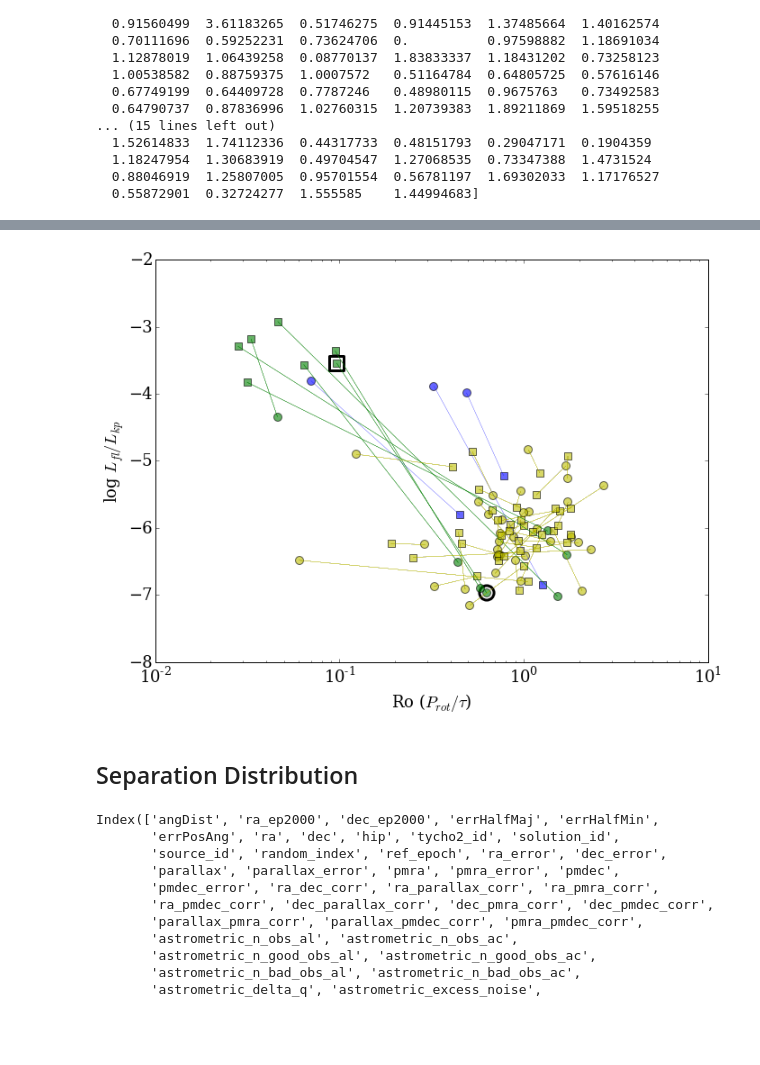
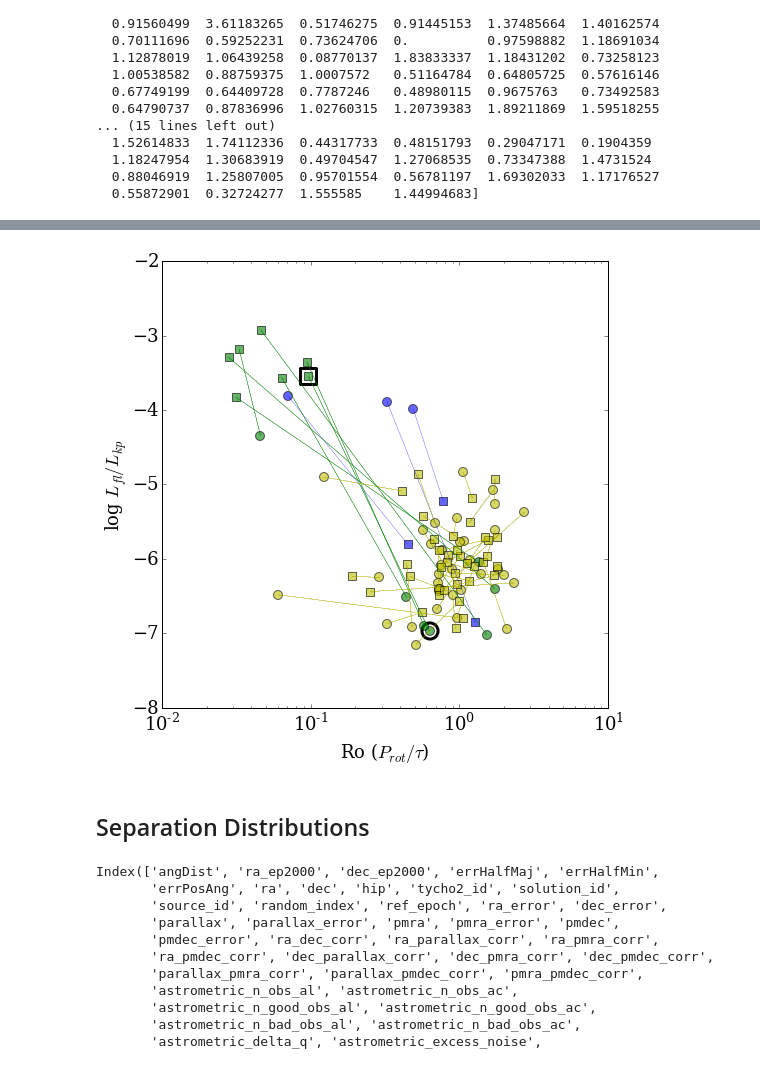
Before and after one commit to RileyWClarke/WideBinaryProject, a Jupyter notebook: WideBinaryProject.v3.ipynb, the cells around one changed output, grey strips where cells are left out. Cells and saved outputs as stored; diff of their text form; code cells hidden in the pictures; blank space fills up the shorter version.

```diff
--- a/WideBinaryProject.v3.ipynb
+++ b/WideBinaryProject.v3.ipynb
@@ -17,7 +17,7 @@ matplotlib.rcParams.update({'font.family':'serif'})
 # %%
 Kep_ID, sep, gkclr, prot = np.loadtxt ('Janes2017_data.txt', usecols=(1,6,9,10), unpack=True)
 # %%
-row, Lfl_Lbol, giclr, kicnum, mass, tau = np.genfromtxt('kic_lflare_mass.csv', usecols = (0,1,8,9,10,11), delimiter = ',', unpack = True, skip_header=True)
+row, Lfl_Lbol, jim_dist, giclr, kicnum, mass, tau = np.genfromtxt('kic_lflare_mass_dist.csv', usecols = (0,1,8,9,10,11,12), delimiter = ',', unpack = True, skip_header=True)
 
 w=np.where((Lfl_Lbol < 1e-15))
 Lfl_Lbol[w]=1e-15
@@ -411,16 +413,3 @@ print(Lfl_Lbol[146653])
 print(np.where((prot[a][Good_either] <= 0)))
 # %% [output]
 (array([34]),)
-# %%
-fig = plt.figure(figsize=(11,8))#connect these by lines
-
-plt.scatter(prot[a][Good_either],np.log10(Lfl_Lbol[m][a][Good_either]),alpha = 0.6,s=80,c='r')
-plt.scatter(prot[b][Good_either],np.log10(Lfl_Lbol[m][b][Good_either]),alpha = 0.6,s=80,c='b')
-
-for j in range (len(Good_either[0])):
-    plt.plot([prot[a][Good_either],prot[b][Good_either]],[np.log10(Lfl_Lbol[m][a][Good_either]),np.log10(Lfl_Lbol[m][b][Good_either])],'k',lw=0.2,alpha=0.1)
-
-
-plt.ylabel(r'log $L_{fl}/L_{kp}$')
-plt.xlabel(r'Rotation Period (Days)')
-plt.xscale('log')
@@ -506,38 +476,38 @@ plt.savefig('ABrot.png',dpi=500)
 # %%
-fig = plt.figure(figsize=(11,8))#connect these by lines
+fig = plt.figure(figsize=(8,8))#connect these by lines
 
-for j in range (len(gbox_a[0])):
-    plt.plot([rosby[a][Good_either][gbox_a],rosby[b][Good_either][gbox_a]],
-             [np.log10(Lfl_Lbol[m][a][Good_either][gbox_a]),np.log10(Lfl_Lbol[m][b][Good_either][gbox_a])],'b',lw=0.2,alpha=0.5)
+for j in range (len(bbox[0])):
+    plt.plot([rosby[a][Good_either][bbox],rosby[b][Good_either][bbox]],
+             [np.log10(Lfl_Lbol[m][a][Good_either][bbox]),np.log10(Lfl_Lbol[m][b][Good_either][bbox])],'b',lw=0.2,alpha=0.5)
 
-for j in range (len(gbox_b[0])):
-    plt.plot([rosby[a][Good_either][gbox_b],rosby[b][Good_either][gbox_b]],
-             [np.log10(Lfl_Lbol[m][a][Good_either][gbox_b]),np.log10(Lfl_Lbol[m][b][Good_either][gbox_b])],'g',lw=0.2,alpha=0.5)
+for j in range (len(gbox[0])):
+    plt.plot([rosby[a][Good_either][gbox],rosby[b][Good_either][gbox]],
+             [np.log10(Lfl_Lbol[m][a][Good_either][gbox]),np.log10(Lfl_Lbol[m][b][Good_either][gbox])],'g',lw=0.2,alpha=0.5)
 
 for j in range (len(ybox[0])):
     plt.plot([rosby[a][Good_either][ybox],rosby[b][Good_either][ybox]],
              [np.log10(Lfl_Lbol[m][a][Good_either][ybox]),np.log10(Lfl_Lbol[m][b][Good_either][ybox])],'y',lw=0.2,alpha=0.1)
 
-plt.scatter(rosby[a][Good_either][gbox_b][0],np.log10(Lfl_Lbol[m][a][Good_either][gbox_b][0]),s=260,c='white', linewidth=3)
-plt.scatter(rosby[b][Good_either][gbox_b][0],np.log10(Lfl_Lbol[m][b][Good_either][gbox_b][0]),s=260,c='white', marker = 's', linewidth=3)
+plt.scatter(rosby[a][Good_either][gbox][0],np.log10(Lfl_Lbol[m][a][Good_either][gbox][0]),s=260,c='white', linewidth=3)
+plt.scatter(rosby[b][Good_either][gbox][0],np.log10(Lfl_Lbol[m][b][Good_either][gbox][0]),s=260,c='white', marker = 's', linewidth=3)
 
-plt.scatter(rosby[a][Good_either][gbox_a],np.log10(Lfl_Lbol[m][a][Good_either][gbox_a]),alpha = 0.6,s=80,c='b')
-plt.scatter(rosby[a][Good_either][gbox_b],np.log10(Lfl_Lbol[m][a][Good_either][gbox_b]),alpha = 0.6,s=80,c='g')
+plt.scatter(rosby[a][Good_either][bbox],np.log10(Lfl_Lbol[m][a][Good_either][bbox]),alpha = 0.6,s=80,c='b')
+plt.scatter(rosby[a][Good_either][gbox],np.log10(Lfl_Lbol[m][a][Good_either][gbox]),alpha = 0.6,s=80,c='g')
 plt.scatter(rosby[a][Good_either][ybox],np.log10(Lfl_Lbol[m][a][Good_either][ybox]),alpha = 0.6,s=80,c='y')
-plt.scatter(rosby[b][Good_either][gbox_a],np.log10(Lfl_Lbol[m][b][Good_either][gbox_a]),alpha = 0.6,s=80,c='b',marker='s')
-plt.scatter(rosby[b][Good_either][gbox_b],np.log10(Lfl_Lbol[m][b][Good_either][gbox_b]),alpha = 0.6,s=80,c='g',marker='s')
+plt.scatter(rosby[b][Good_either][bbox],np.log10(Lfl_Lbol[m][b][Good_either][bbox]),alpha = 0.6,s=80,c='b',marker='s')
+plt.scatter(rosby[b][Good_either][gbox],np.log10(Lfl_Lbol[m][b][Good_either][gbox]),alpha = 0.6,s=80,c='g',marker='s')
 plt.scatter(rosby[b][Good_either][ybox],np.log10(Lfl_Lbol[m][b][Good_either][ybox]),alpha = 0.6,s=80,c='y',marker='s')
 
 
 plt.xscale('log')
 plt.xlim(1e-2,1e1)
 plt.xlabel(r'Ro ($P_{rot}/\tau$)')
 plt.ylabel(r'log $L_{fl}/L_{kp}$')
 plt.savefig('GBYrot.png',dpi=500)
 # %% [output]
-[figure, old version]
+[figure, new version]
 # %% [markdown]
-## Separation Distribution
+## Separation Distributions
 # %%
 # cross matched using CDS XMatch Service of:
 # Gaia DR1 TGAS and KIC
```
Also changed, not shown: parts of 20 cells of this notebook, 1 other file.
